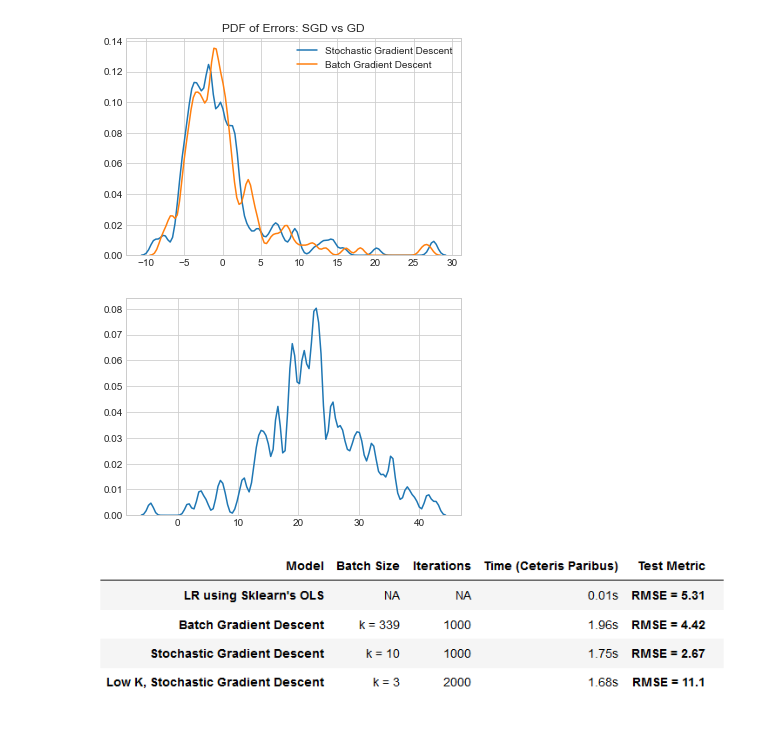
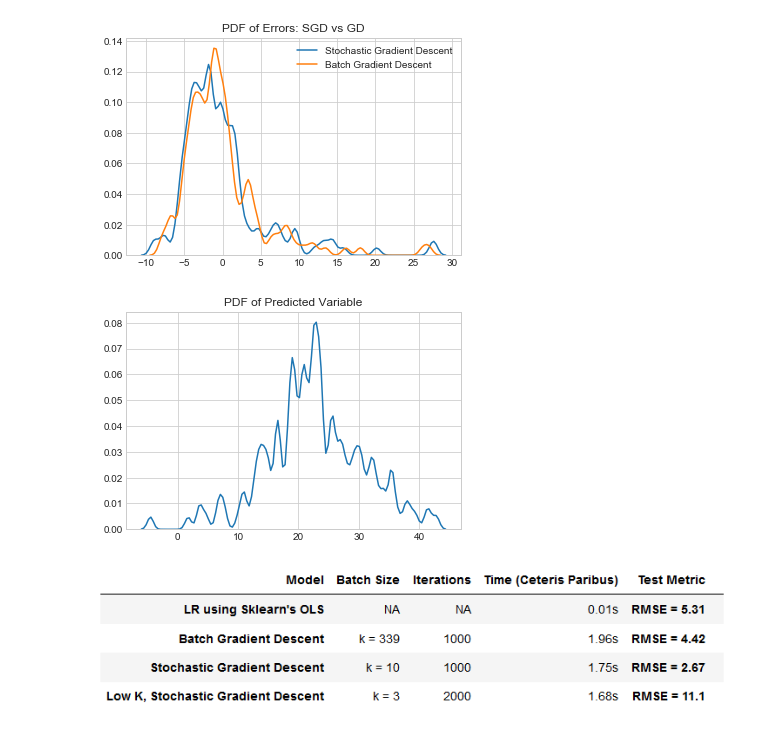
Before and after one commit to AdroitAnandAI/Hand-coded-SGD-vs-Sklearn-OLS-vs-Batch-Gradient-Descent-Analysis, a Jupyter notebook: SGD_BatchGD_LR.ipynb, the cells around one changed output. Drawn from its saved outputs; the diff is of its cells as text; code cells hidden in the pictures.

```diff
--- a/SGD_BatchGD_LR.ipynb
+++ b/SGD_BatchGD_LR.ipynb
@@ -420,9 +420,10 @@ plt.show()
 # %%
 sns.set_style('whitegrid')
 sns.kdeplot(np.array(Y_pred), bw=0.5)
+plt.title('PDF of Predicted Variable')
 plt.show()
 # %% [output]
-[figure, old version]
+[figure, new version]
 # %%
 from IPython.display import Image
 Image(filename='summary.png')
```
Also changed, not shown: parts of 3 cells of this notebook, 1 other file.
